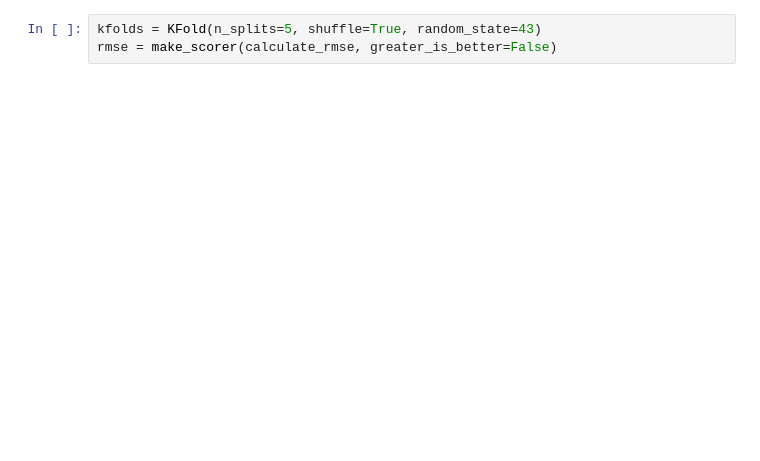
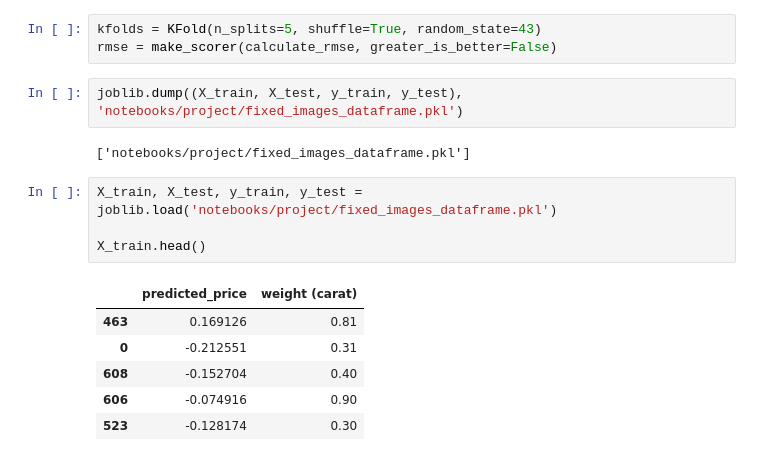
Before and after one commit to RogerPerello/Machine_learning-diamonds, a Jupyter notebook: src/notebooks/project/8_model_optimization_image.ipynb, the cells around one changed output. Drawn from its saved outputs; the diff is of its cells as text; blank space fills up the shorter version.

```diff
--- a/src/notebooks/project/8_model_optimization_image.ipynb
+++ b/src/notebooks/project/8_model_optimization_image.ipynb
@@ -645,6 +645,21 @@ baseline.visualize('rmse', 'mse', 'r2_score', 'mae')
 # %%
 kfolds = KFold(n_splits=5, shuffle=True, random_state=43)
 rmse = make_scorer(calculate_rmse, greater_is_better=False)
+# %%
+joblib.dump((X_train, X_test, y_train, y_test), 'notebooks/project/fixed_images_dataframe.pkl')
+# %% [output]
+['notebooks/project/fixed_images_dataframe.pkl']
+# %%
+X_train, X_test, y_train, y_test = joblib.load('notebooks/project/fixed_images_dataframe.pkl')
+
+X_train.head()
+# %% [output]
+|  | predicted_price | weight (carat) |
+| 463 | 0.169126 | 0.81 |
+| 0 | -0.212551 | 0.31 |
+| 608 | -0.152704 | 0.40 |
+| 606 | -0.074916 | 0.90 |
+| 523 | -0.128174 | 0.30 |
 # %%
 model = KNeighborsRegressor()
 
```
Also changed, not shown: parts of 6 cells of this notebook, 1 other file.
